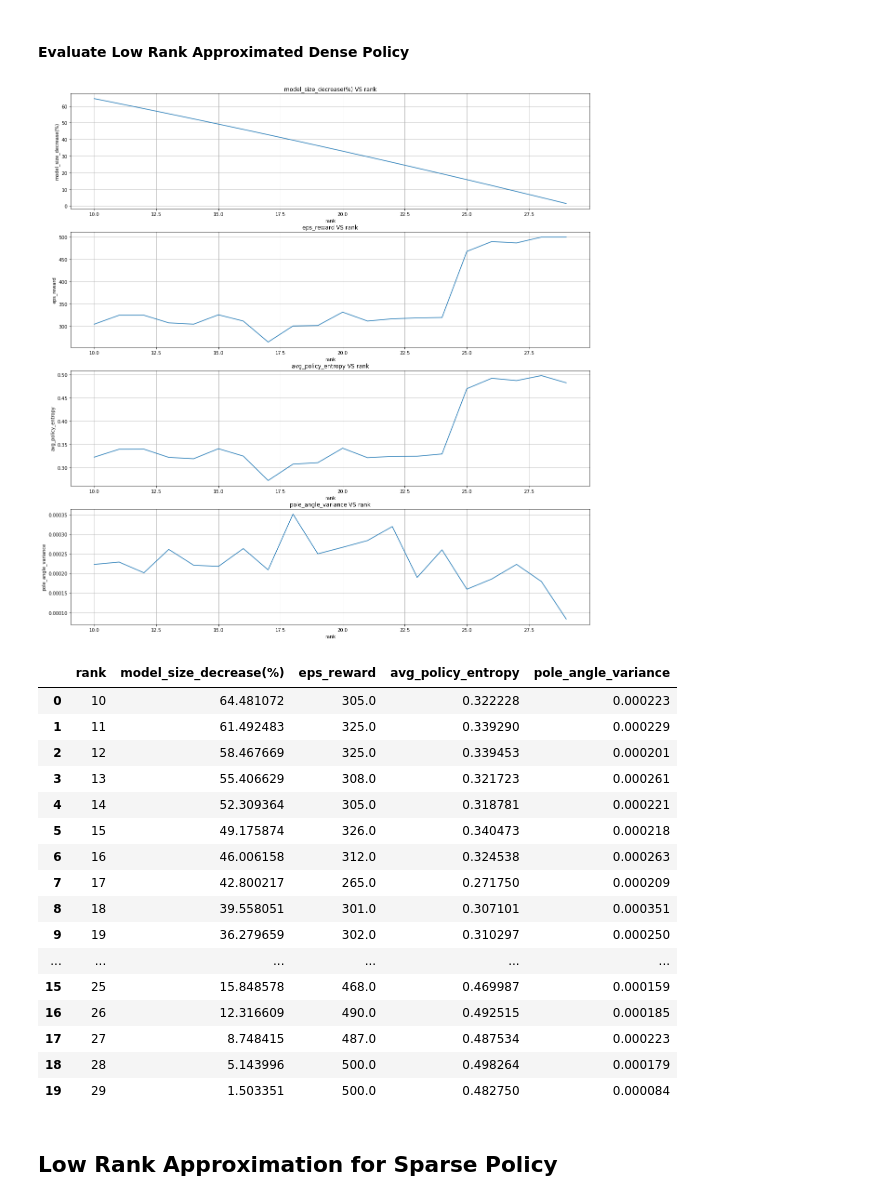
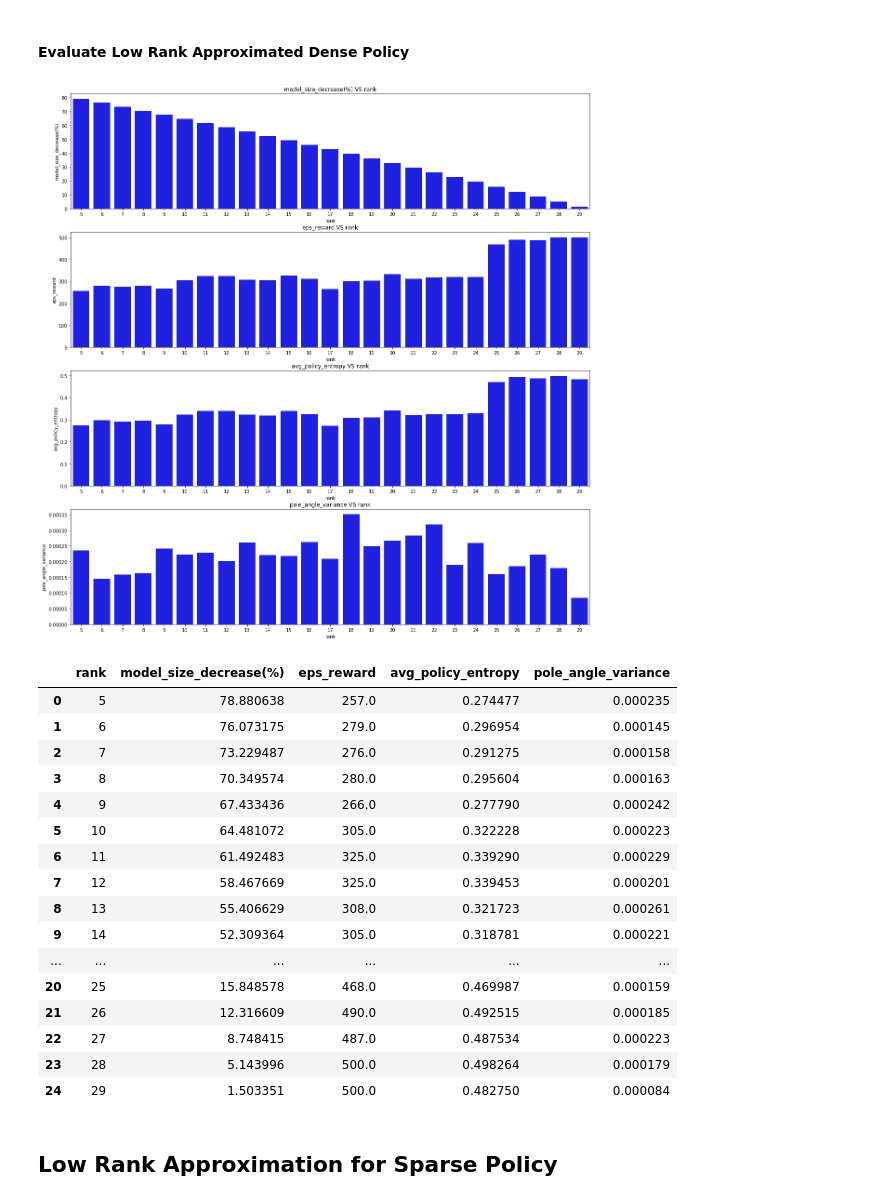
Before and after one commit to ches-001/Reinforcement-Learning-Policy-Sparsification-and-Decomposition, a Jupyter notebook: svd_dqn_policy.ipynb, the cells around one changed output. Cells and saved outputs as stored; diff of their text form; code cells hidden in the pictures.

```diff
--- a/svd_dqn_policy.ipynb
+++ b/svd_dqn_policy.ipynb
@@ -18,7 +18,10 @@ env = gym.make("CartPole-v1", render_mode="human")
 observation_space = env.observation_space._shape[0]
 action_space = env.action_space.n
 hidden_size = 128
-ranks = range(10, 30)
+ranks = range(5, 30)
+
+results_dir = "decomposition_results"
+os.makedirs(results_dir, exist_ok=True)
 # %% [markdown]
 # Low Rank Approximation of DQN Policies
 # %% [markdown]
@@ -41,43 +44,44 @@ Pole angle variance of policy: 6.73e-05 rads
 # %%
 result = dict()
 result["rank"] = []
 result["model_size_decrease(%)"] = []
 result["eps_reward"] = []
 result["avg_policy_entropy"] = []
 result["pole_angle_variance"] = []
 
 for rank in tqdm(ranks):
     lra_dense_policy_agent, p = low_rank_approximate_policy(dense_policy_agent, rank)
     eps_reward, avg_policy_entropy, pole_angle_variance = run_evaluation(lra_dense_policy_agent, verbose=False)
 
     result["rank"].append(rank)
     result["model_size_decrease(%)"].append(p*100)
     result["eps_reward"].append(eps_reward)
     result["avg_policy_entropy"].append(avg_policy_entropy)
     result["pole_angle_variance"].append(pole_angle_variance)
 
 result = pd.DataFrame(result)
-plot_result_dataframe(result, x_axis="rank")
+plot_result_dataframe(result, x_axis="rank", plot_type="bar")
+result.to_csv(os.path.join(results_dir, "DQN_dense_policy_decomposition.csv"), index=False)
 result
 # %% [output]
-[figure, old version]
+[figure, new version]
 |  | rank | model_size_decrease(%) | eps_reward | avg_policy_entropy | pole_angle_variance |
-| 0 | 10 | 64.481072 | 305.0 | 0.322228 | 0.000223 |
-| 1 | 11 | 61.492483 | 325.0 | 0.339290 | 0.000229 |
-| 2 | 12 | 58.467669 | 325.0 | 0.339453 | 0.000201 |
-| 3 | 13 | 55.406629 | 308.0 | 0.321723 | 0.000261 |
-| 4 | 14 | 52.309364 | 305.0 | 0.318781 | 0.000221 |
-| 5 | 15 | 49.175874 | 326.0 | 0.340473 | 0.000218 |
-| 6 | 16 | 46.006158 | 312.0 | 0.324538 | 0.000263 |
-| 7 | 17 | 42.800217 | 265.0 | 0.271750 | 0.000209 |
-| 8 | 18 | 39.558051 | 301.0 | 0.307101 | 0.000351 |
-| 9 | 19 | 36.279659 | 302.0 | 0.310297 | 0.000250 |
+| 0 | 5 | 78.880638 | 257.0 | 0.274477 | 0.000235 |
+| 1 | 6 | 76.073175 | 279.0 | 0.296954 | 0.000145 |
+| 2 | 7 | 73.229487 | 276.0 | 0.291275 | 0.000158 |
+| 3 | 8 | 70.349574 | 280.0 | 0.295604 | 0.000163 |
+| 4 | 9 | 67.433436 | 266.0 | 0.277790 | 0.000242 |
+| 5 | 10 | 64.481072 | 305.0 | 0.322228 | 0.000223 |
+| 6 | 11 | 61.492483 | 325.0 | 0.339290 | 0.000229 |
+| 7 | 12 | 58.467669 | 325.0 | 0.339453 | 0.000201 |
+| 8 | 13 | 55.406629 | 308.0 | 0.321723 | 0.000261 |
+| 9 | 14 | 52.309364 | 305.0 | 0.318781 | 0.000221 |
 | ... | ... | ... | ... | ... | ... |
-| 15 | 25 | 15.848578 | 468.0 | 0.469987 | 0.000159 |
-| 16 | 26 | 12.316609 | 490.0 | 0.492515 | 0.000185 |
-| 17 | 27 | 8.748415 | 487.0 | 0.487534 | 0.000223 |
-| 18 | 28 | 5.143996 | 500.0 | 0.498264 | 0.000179 |
-| 19 | 29 | 1.503351 | 500.0 | 0.482750 | 0.000084 |
+| 20 | 25 | 15.848578 | 468.0 | 0.469987 | 0.000159 |
+| 21 | 26 | 12.316609 | 490.0 | 0.492515 | 0.000185 |
+| 22 | 27 | 8.748415 | 487.0 | 0.487534 | 0.000223 |
+| 23 | 28 | 5.143996 | 500.0 | 0.498264 | 0.000179 |
+| 24 | 29 | 1.503351 | 500.0 | 0.482750 | 0.000084 |
 # %% [markdown]
 ## Low Rank Approximation for Sparse Policy
 # %% [markdown]
```
Also changed, not shown: parts of 3 cells of this notebook, 6 other files.
